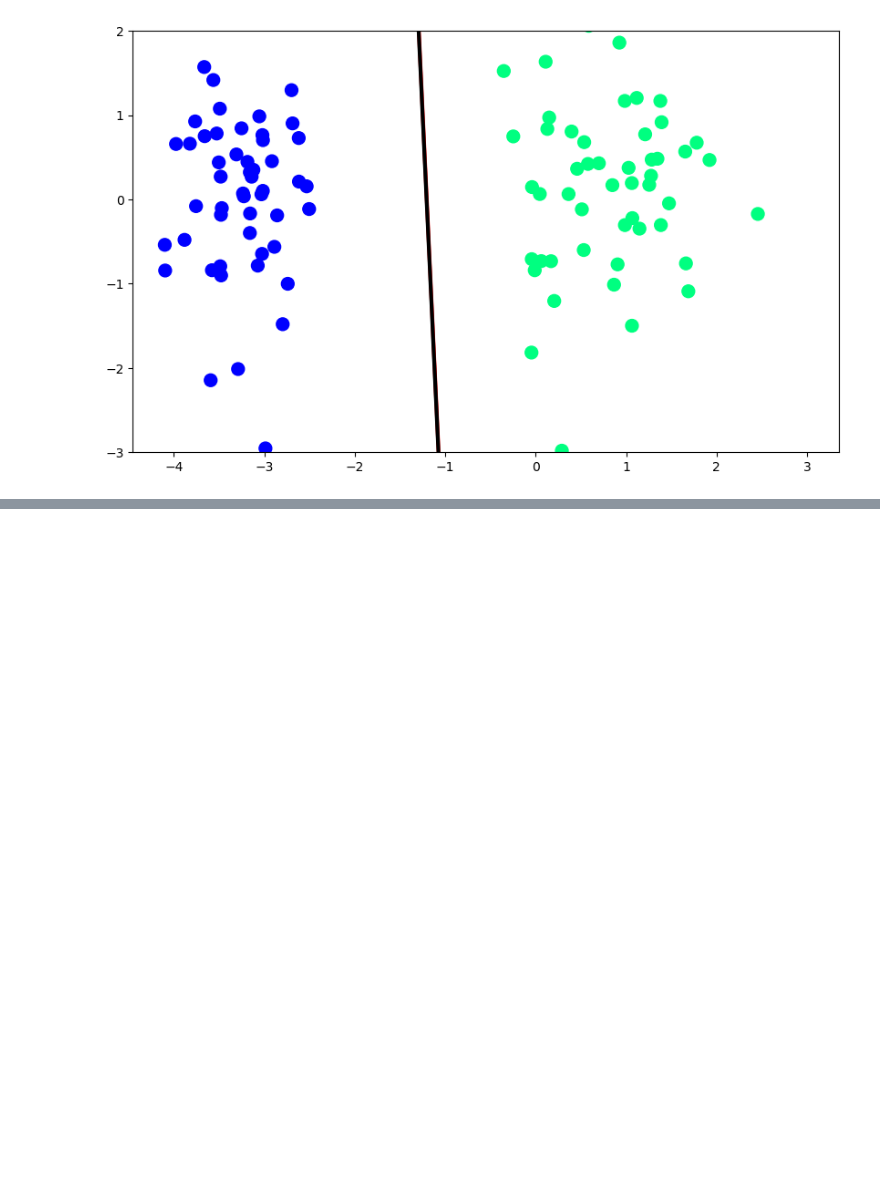
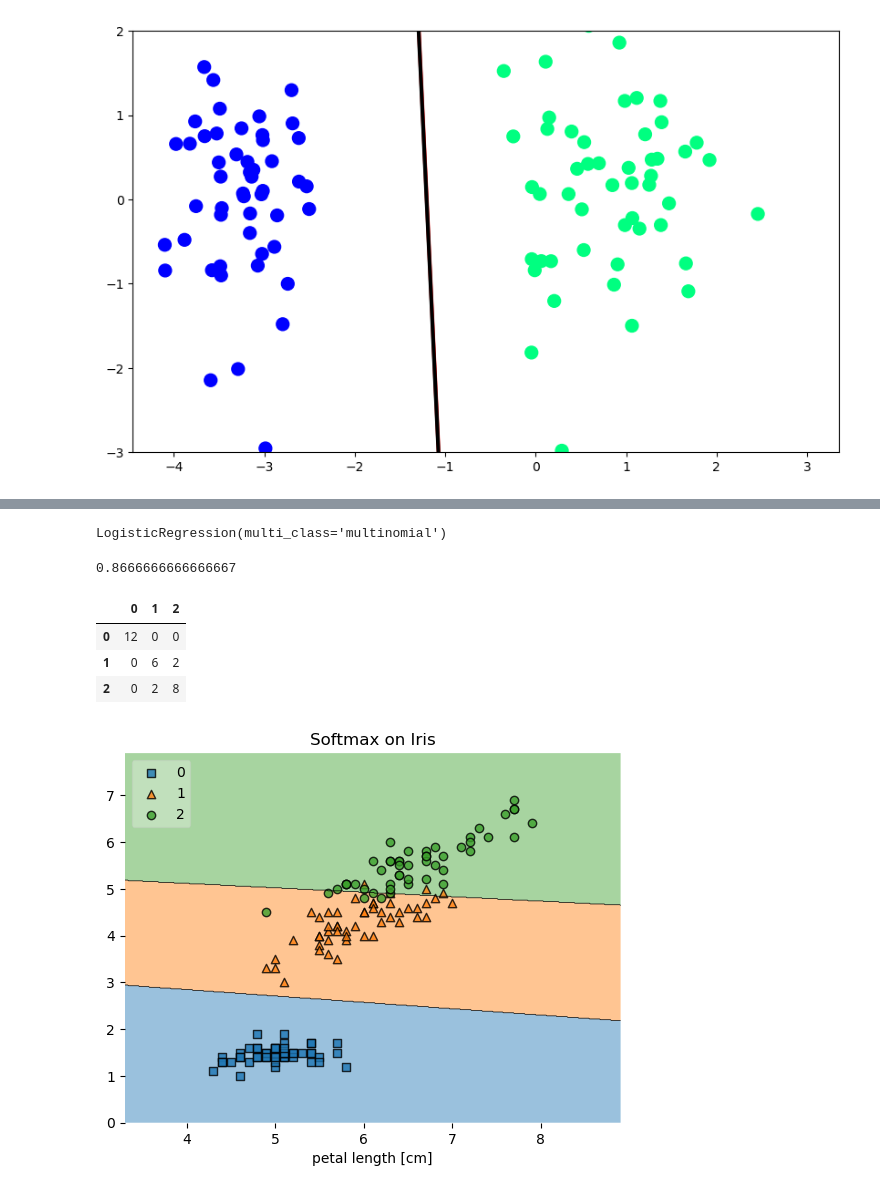
Before and after one commit to daaanishhh002/MachineLearning, a Jupyter notebook: Machine Learning Algorithms/Supervised Learning/LogisticRegression.ipynb, the cells around one changed output, grey strips where cells are left out. Saved outputs shown, nothing was run; the diff lists cells and outputs as text; code cells hidden in the pictures; blank space fills up the shorter version.

Commit message:
Update Logistic Regression

```diff
--- a/Machine Learning Algorithms/Supervised Learning/LogisticRegression.ipynb
+++ b/Machine Learning Algorithms/Supervised Learning/LogisticRegression.ipynb
@@ -62,0 +114,3 @@ plt.ylim(-3,2)
+# %%
+df = df[['sepal_length','petal_length','species']]
+df.sample(5)
@@ -62,0 +124,37 @@ plt.ylim(-3,2)
+# %%
+X = df.iloc[:,0:2]
+y = df.iloc[:,-1]
+# %%
+from sklearn.model_selection import train_test_split
+X_train,X_test,y_train,y_test = train_test_split(X,y,test_size=0.20,random_state=2002)
+# %%
+from sklearn.linear_model import LogisticRegression
+clf = LogisticRegression(multi_class='multinomial')
+
+clf.fit(X_train,y_train)
+# %% [output]
+LogisticRegression(multi_class='multinomial')
+# %%
+clf.score(X_test,y_test)
+# %% [output]
+0.8666666666666667
+# %%
+from sklearn.metrics import confusion_matrix
+pd.DataFrame(confusion_matrix(y_test,clf.predict(X_test)))
+# %% [output]
+|  | 0 | 1 | 2 |
+| 0 | 12 | 0 | 0 |
+| 1 | 0 | 6 | 2 |
+| 2 | 0 | 2 | 8 |
+# %%
+from mlxtend.plotting import plot_decision_regions
+plot_decision_regions(X.values, y.values, clf, legend=2)
+
+# Adding axes annotations
+plt.xlabel('sepal length [cm]')
+plt.xlabel('petal length [cm]')
+plt.title('Softmax on Iris')
+
+plt.show()
+# %% [output]
+[figure, added]
```
Also changed, not shown: parts of 30 cells of this notebook.
